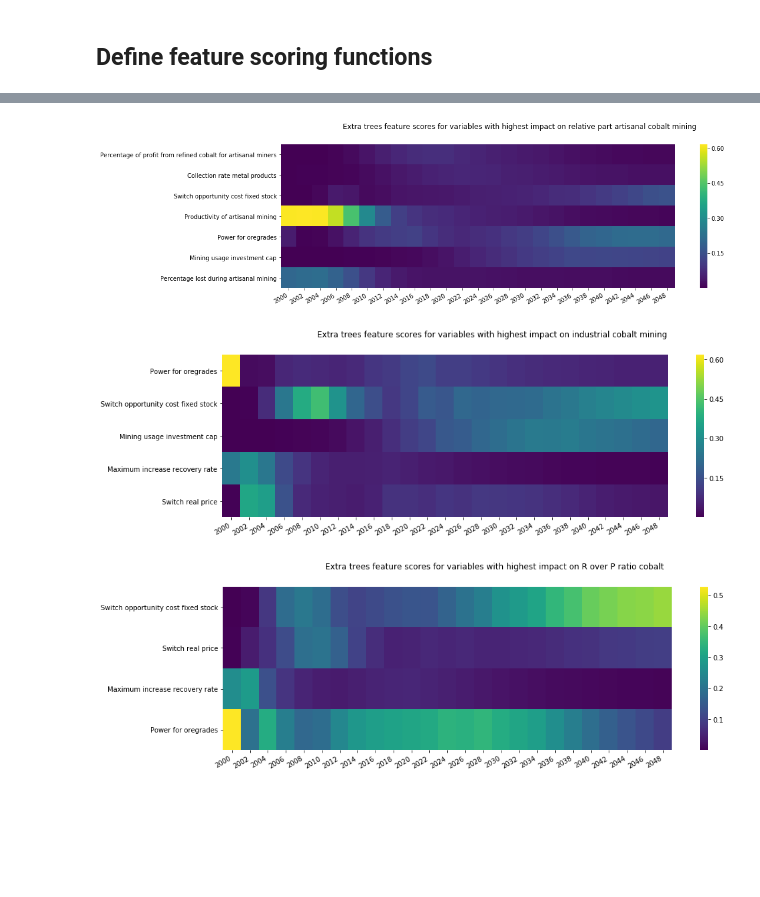
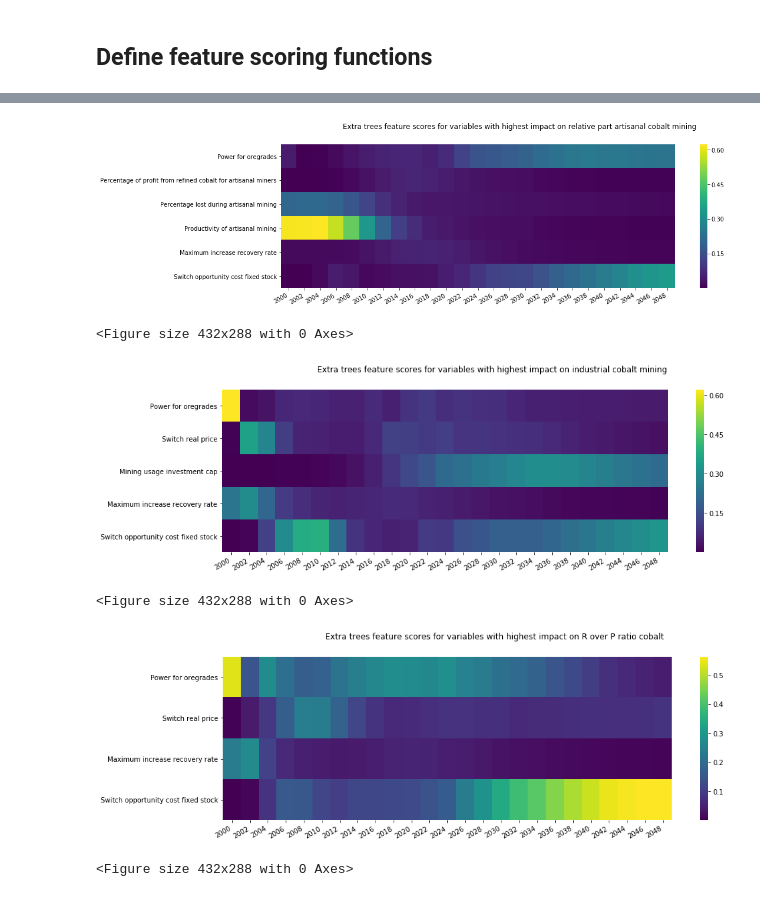
Before and after one commit to erikavdlinden/CobaltModel, a Jupyter notebook: Extra trees feature scoring.ipynb, the cells around one changed output, grey strips where cells are left out. Drawn from its saved outputs; the diff is of its cells as text; code cells hidden in the pictures; blank space fills up the shorter version.

```diff
--- a/Extra trees feature scoring.ipynb
+++ b/Extra trees feature scoring.ipynb
@@ -238,5 +240,5 @@ Cobalt_model.outcomes =  [
 #         TimeSeriesOutcome('World GDP growth per year'),
 ]
 # %%
-results = load_results('C:/Users/erika/Desktop/EMA_runs/30000runs_pff2.tar.gz')
+results = load_results('C:/Users/erika/Desktop/EMA_runs/30000runs_pff3_alloutcomes.tar.gz')
 # %% [output]
@@ -259,6 +261,11 @@ def get_ex_feature_scores_topx (variable,top_nr):
         all_scores.append(scores)
     all_scores = pd.concat(all_scores, axis=1, sort=False)
     all_scores = all_scores.loc[top_x, :]
+    all_scores.columns = np.arange(2000, 2050, 2)
+    all_scores = all_scores.sort_values(by = [2000], ascending = False)
+#     for i in all_scores.T:
+#         if max(all_scores.T[i]) < 0.15:
+#             all_scores_transposed = all_scores.T.drop[i]
     return (all_scores)
 # %%
 def plot_heatmap_overtime (scores,title):
@@ -280,15 +287,21 @@ plot_heatmap_overtime(all_scores_price,title =  'real cobalt price')
 # %%
-all_scores_artisanal = get_ex_feature_scores_topx('Relative part artisanal mining[Cobalt]',2)
+all_scores_artisanal = get_ex_feature_scores_topx('Relative part artisanal mining[Cobalt]',2).
 plot_heatmap_overtime(all_scores_artisanal, title = 'relative part artisanal cobalt mining')
+plt.savefig(wd+'etfs_relativeartisanal')
 # %% [output]
-[figure, old version]
+[figure, new version]
+<Figure size 432x288 with 0 Axes>
 # %%
 all_scores_mining = get_ex_feature_scores_topx('Industrial Ore mining[Cobalt]',2)
 plot_heatmap_overtime(all_scores_mining,title = 'industrial cobalt mining')
+plt.savefig(wd+'etfs_industrialmining')
 # %% [output]
-[figure, old version]
+[figure, new version]
+<Figure size 432x288 with 0 Axes>
 # %%
 all_scores_RoverP = get_ex_feature_scores_topx('R over P ratio[Cobalt]',2)
 plot_heatmap_overtime(all_scores_RoverP, title = 'R over P ratio cobalt')
+plt.savefig(wd+'etfs_roverp')
 # %% [output]
-[figure, old version]
+[figure, new version]
+<Figure size 432x288 with 0 Axes>
```
Also changed, not shown: parts of 6 cells of this notebook, 2 other files.
